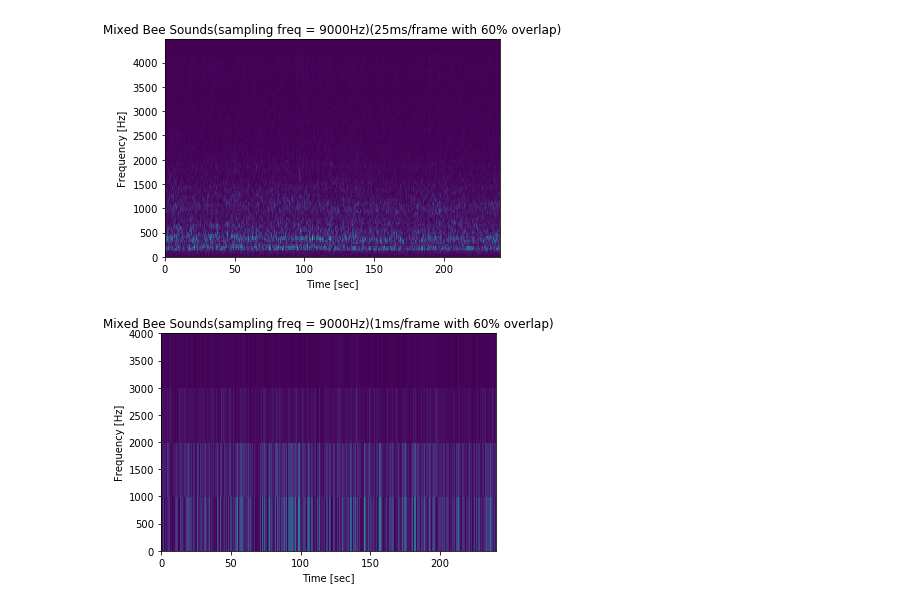
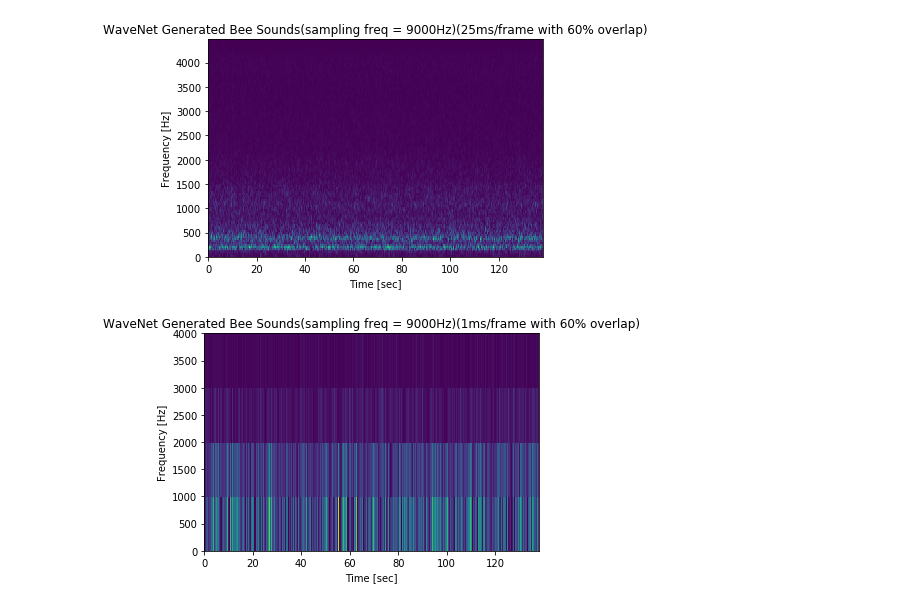
Before and after one commit to WaggleNet/bsg_wavenet, a Jupyter notebook: STFT.ipynb, the cells around one changed output. Drawn from its saved outputs; the diff is of its cells as text; code cells hidden in the pictures.

```diff
--- a/STFT.ipynb
+++ b/STFT.ipynb
@@ -6,7 +6,7 @@ from scipy.io import wavfile
 import numpy as np
 from librosa.core import resample
 # %%
-sample_rate, samples = wavfile.read('audio_mixed.wav')
+sample_rate, samples = wavfile.read('generated_april3.wav')
 # %%
 #downsampling to 10000Hz
 sr = 9000
@@ -17,16 +17,16 @@ samples_casted = resampled / (2.**15)
 # %%
 seg_len = sr/40 #25ms
 overlap = seg_len*0.6  #60% overlap
 f, t, Zxx = signal.stft(samples_casted, fs = sr, nperseg = seg_len, noverlap = overlap)
 
 Zxx_abs = np.abs(Zxx)
 plt.pcolormesh(t, f, Zxx_abs, vmin = Zxx_abs.min(), vmax = Zxx_abs.max())
 plt.ylabel('Frequency [Hz]')
 plt.xlabel('Time [sec]')
-plt.title('Mixed Bee Sounds(sampling freq = 9000Hz)(25ms/frame with 60% overlap)')
+plt.title('WaveNet Generated Bee Sounds(sampling freq = 9000Hz)(25ms/frame with 60% overlap)')
 plt.show()
 # %% [output]
-[figure, old version]
+[figure, new version]
 # %%
 seg_len = sr/1000 #1ms
 overlap = seg_len*0.6  #60% overlap
@@ -36,7 +36,7 @@ Zxx_abs = np.abs(Zxx)
 plt.pcolormesh(t, f, Zxx_abs, vmin = Zxx_abs.min(), vmax = Zxx_abs.max())
 plt.ylabel('Frequency [Hz]')
 plt.xlabel('Time [sec]')
-plt.title('Mixed Bee Sounds(sampling freq = 9000Hz)(1ms/frame with 60% overlap)')
+plt.title('WaveNet Generated Bee Sounds(sampling freq = 9000Hz)(1ms/frame with 60% overlap)')
 plt.show()
 # %% [output]
-[figure, old version]
+[figure, new version]
```
Also changed, not shown: 9 other files.
